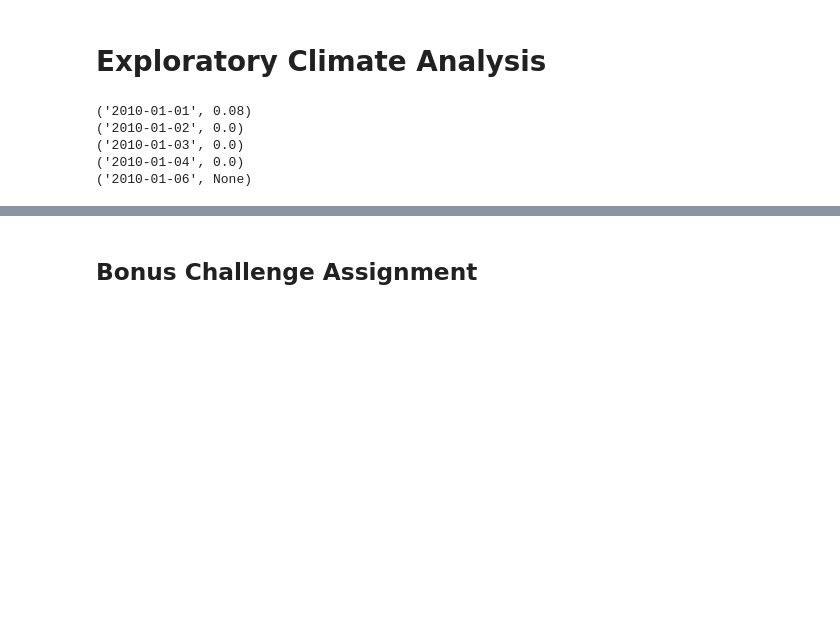
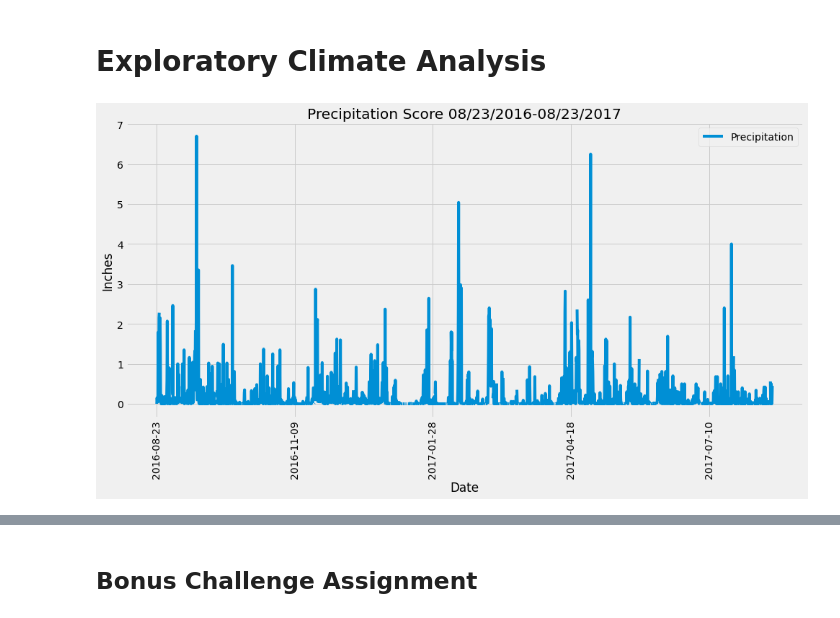
Before and after one commit to Kylmalcolm/sqlalchemy_challenge, a Jupyter notebook: climate_starter.ipynb, the cells around one changed output, grey strips where cells are left out. Cells and saved outputs as stored; diff of their text form; code cells hidden in the pictures; blank space fills up the shorter version.

Commit message:
finished prcp plot

```diff
--- a/climate_starter.ipynb
+++ b/climate_starter.ipynb
@@ -41,24 +41,39 @@ session = Session(engine)
 # Exploratory Climate Analysis
 # %%
 # Design a query to retrieve the last 12 months of precipitation data and plot the results
-prcp_12 = session.query(Measurement.date, Measurement.prcp).limit(5).all()
-for row in prcp_12:
-    print(row)
+
 
 # Calculate the date 1 year ago from the last data point in the database
 
-# Perform a query to retrieve the data and precipitation scores
+last_date = session.query(Measurement.date).order_by(Measurement.date.desc()).first()
+
+last_date = last_date[0]
+
+# '2017-08-23'
+year = int(last_date[:4])
+month = int(last_date[5:7])
+day = int(last_date[8:])
+
+start_date = dt.date(year, month, day) - dt.timedelta(days=365)
+
+# Perform a query to retrieve the data and precipitation scores and sort by date
+
+prcp_12 = session.query(Measurement.prcp,
+                        Measurement.date).filter(Measurement.date >= start_date).order_by(Measurement.date)
 
 # Save the query results as a Pandas DataFrame and set the index to the date column
 
-# Sort the dataframe by date
+prcp_df = pd.DataFrame(prcp_12).rename(columns={"date":"Date","prcp":"Precipitation"})
+prcp_df.set_index("Date",inplace=True)
 
 # Use Pandas Plotting with Matplotlib to plot the data
+
+prcp_plot = prcp_df.plot(figsize=(15,7),title="Precipitation Score 08/23/2016-08/23/2017",rot=90)
+plt.xlabel("Date")
+plt.ylabel("Inches")
+#plt.savefig("precipitation.png")
+plt.show()
 # %% [output]
-('2010-01-01', 0.08)
-('2010-01-02', 0.0)
-('2010-01-03', 0.0)
-('2010-01-04', 0.0)
-('2010-01-06', None)
+[figure, added]
 # %%
 # Use Pandas to calculate the summary statistics for the precipitation data
```
Also changed, not shown: parts of 3 cells of this notebook.
